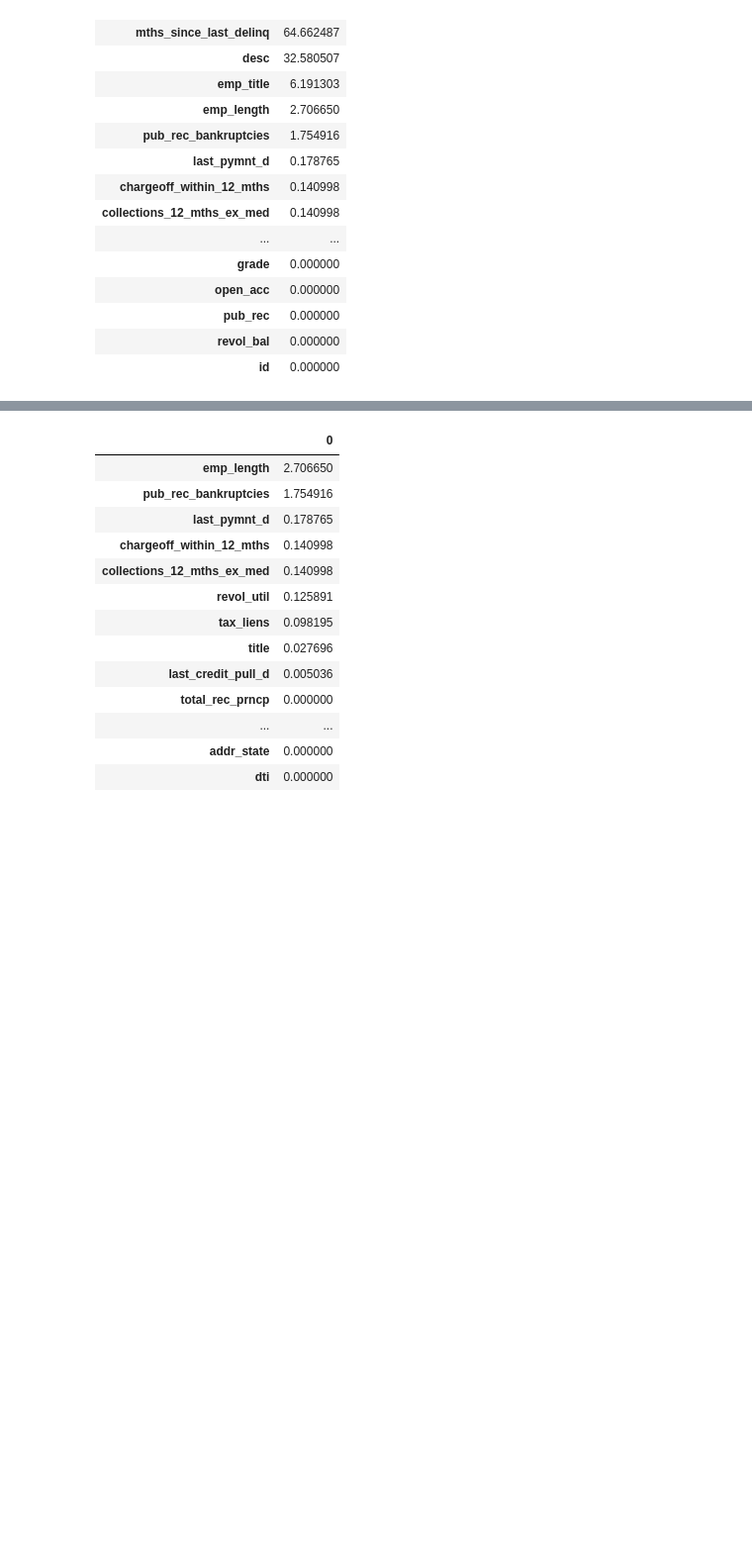
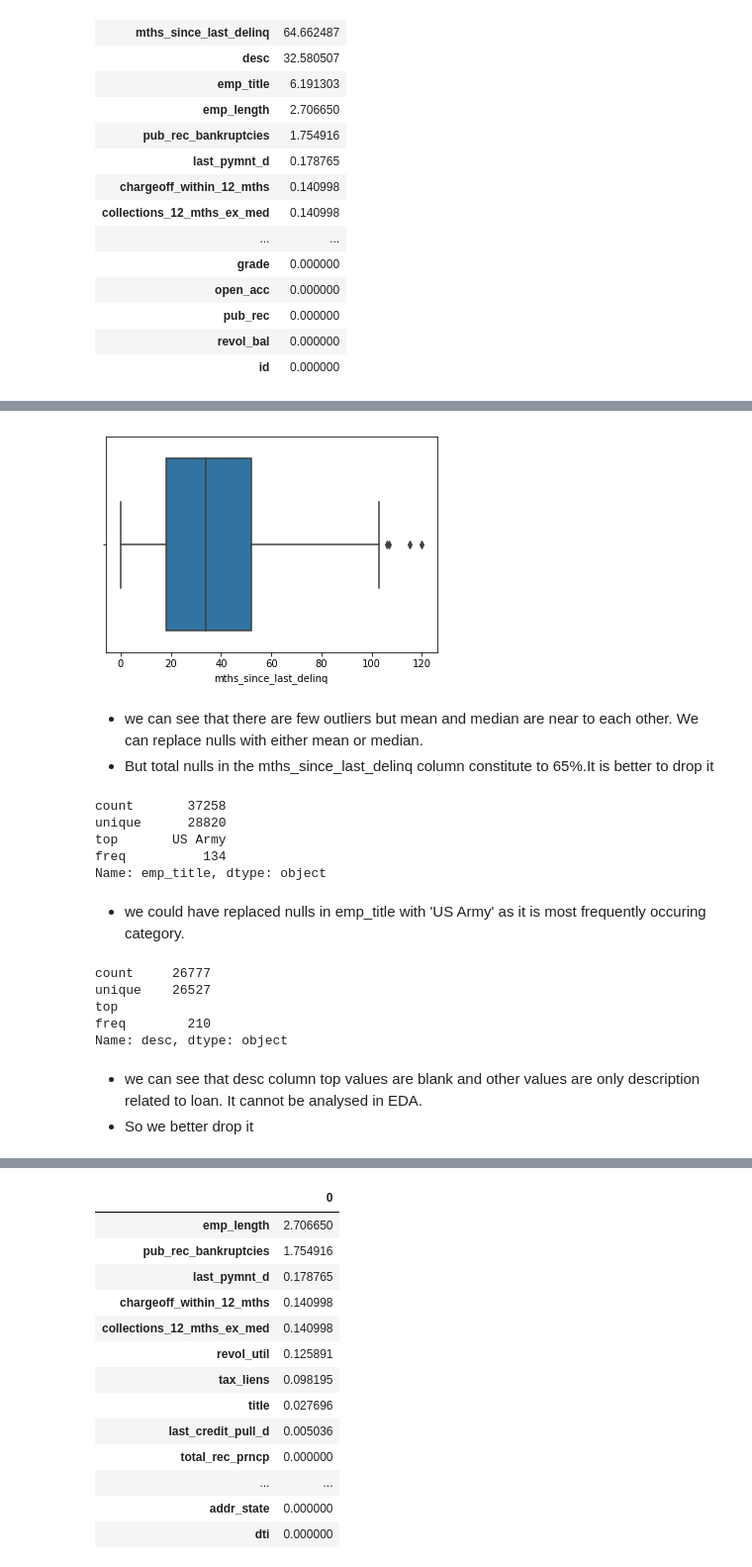
Before and after one commit to sameerg07/LendingClubEDA, a Jupyter notebook: LendingClubEDA_Final_2.ipynb, the cells around one changed output, grey strips where cells are left out. Shown at 99% size. Drawn from its saved outputs; the diff is of its cells as text; code cells hidden in the pictures; blank space fills up the shorter version.

```diff
--- a/LendingClubEDA_Final_2.ipynb
+++ b/LendingClubEDA_Final_2.ipynb
@@ -89,3 +136,35 @@ missing.sort_values(0,ascending=False)
+# %%
+#lets check for outliers in mths_since_last_delinq through boxplot
+sns.boxplot(df.mths_since_last_delinq)
+plt.show()
+# %% [output]
+[figure, added]
+# %% [markdown]
+- we can see that there are few outliers but mean and median are near to each other. We can replace nulls with either mean or median.
+- But total nulls in the mths_since_last_delinq column constitute to 65%.It is better to drop it
+# %%
+#let's check emp_title column
+df.emp_title.describe()
+# %% [output]
+count       37258
+unique      28820
+top       US Army
+freq          134
+Name: emp_title, dtype: object
+# %% [markdown]
+- we could have replaced nulls in emp_title with 'US Army' as it is most frequently occuring category.
+# %%
+#lets see top values for desc column
+df.desc.describe()
+# %% [output]
+count     26777
+unique    26527
+top
+freq        210
+Name: desc, dtype: object
+# %% [markdown]
+- we can see that desc column top values are blank and other values are only description related to loan. It cannot be analysed in EDA.
+- So we better drop it
 # %% [markdown]
 ### Dropping below columns:
 - Cannot predict **next_payment_date**, so it's better to **drop the column which has 97.129693% of missing data**
```
Also changed, not shown: parts of 22 cells of this notebook.
